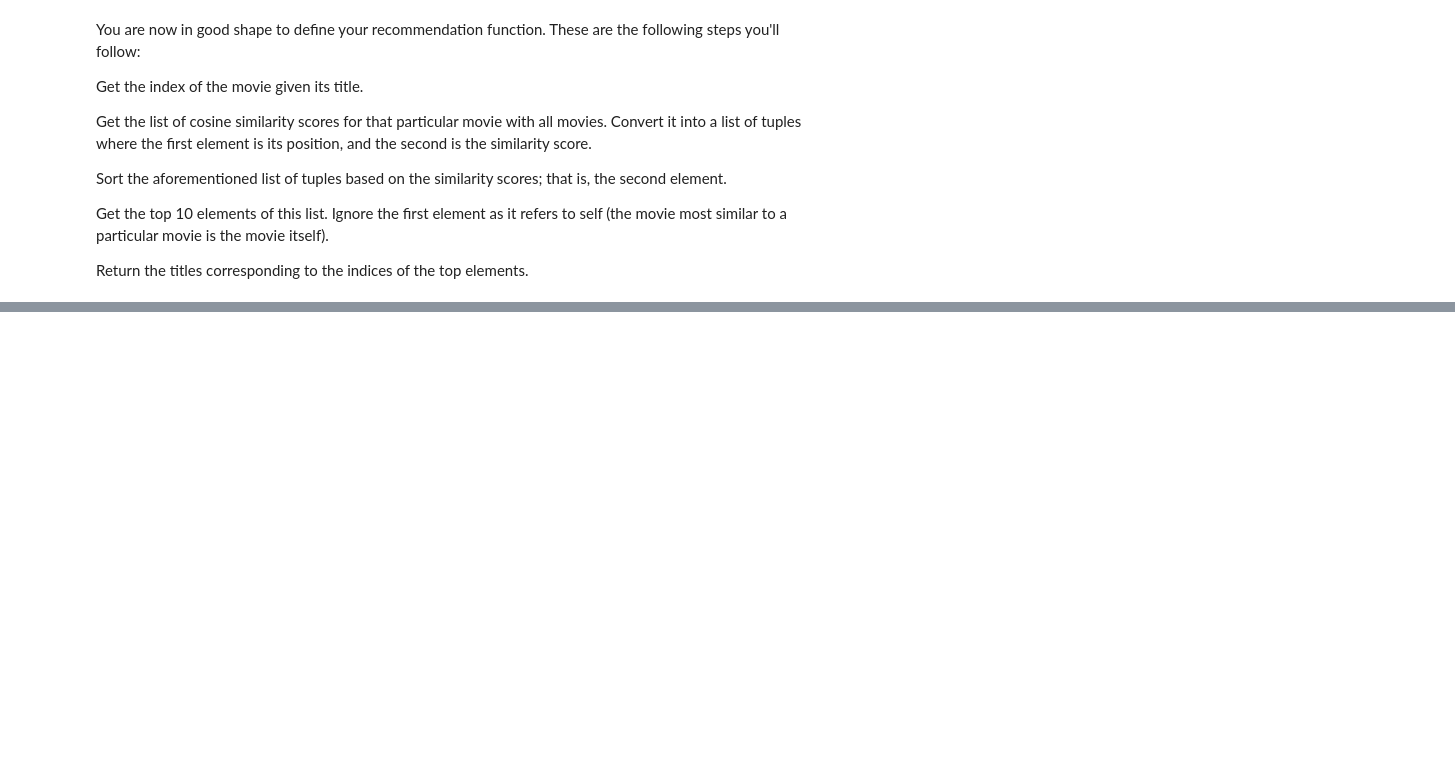
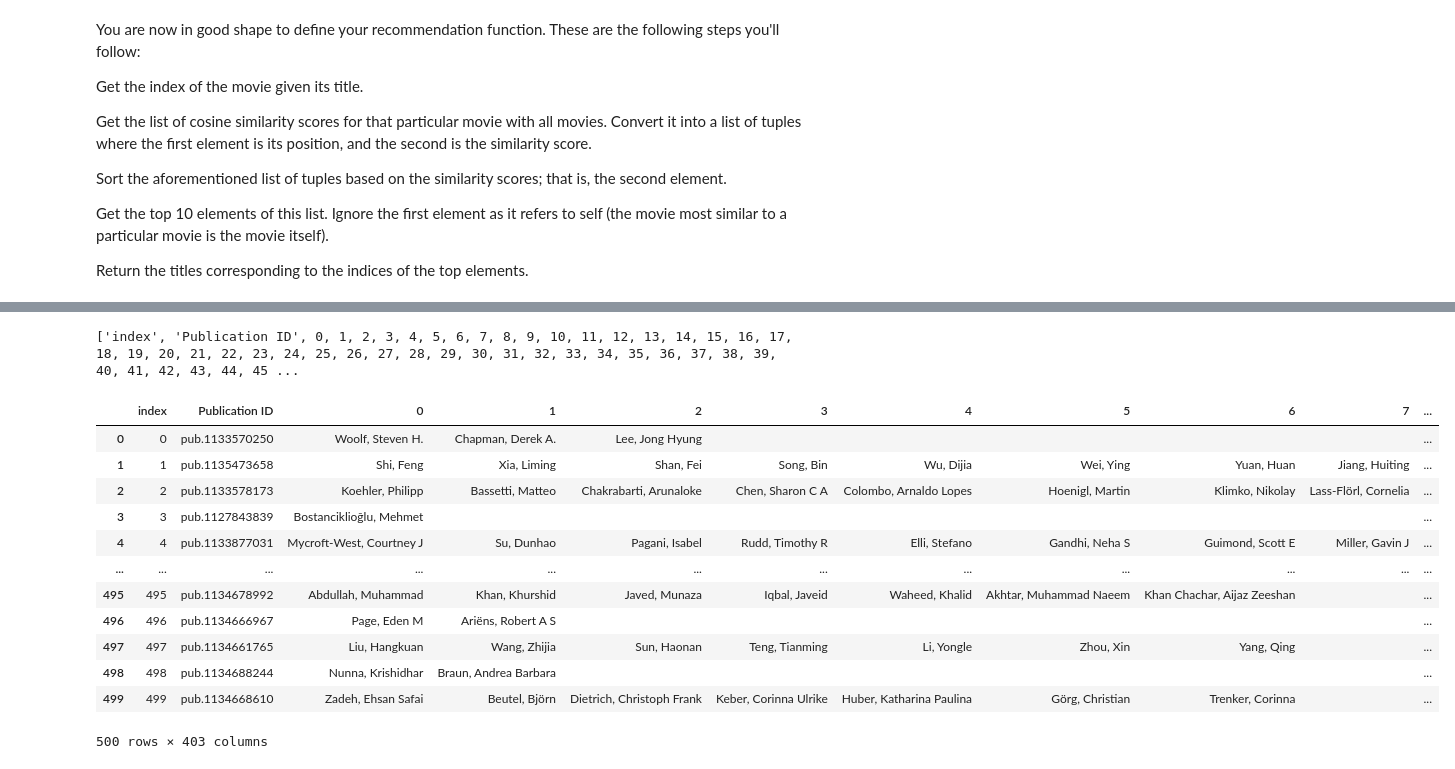
Before and after one commit to CazMayhem/Social-Information-Network-Analysis, a Jupyter notebook: notebooks/SINA_Citation_Listing_NLP.ipynb, the cells around one changed output, grey strips where cells are left out. Drawn from its saved outputs; the diff is of its cells as text; code cells hidden in the pictures; blank space fills up the shorter version.

```diff
--- a/notebooks/SINA_Citation_Listing_NLP.ipynb
+++ b/notebooks/SINA_Citation_Listing_NLP.ipynb
@@ -239,12 +332,15 @@ from sklearn.feature_extraction.text import TfidfVectorizer
 #Define a TF-IDF Vectorizer Object. Remove all english stop words such as 'the', 'a'
 tfidf = TfidfVectorizer(stop_words='english')
 
+# which text Dimension to vectorise
+column_name = 'Abstract'
+
 #Replace NaN with an empty string
-df_cit_dv['Title'] = df_cit_dv['Title'].fillna('')
+df_citat[column_name] = df_citat[column_name].fillna('')
 
 #Construct the required TF-IDF matrix by fitting and transforming the data
-tfidf_matrix = tfidf.fit_transform(df_cit_dv['Title'])
+tfidf_matrix = tfidf.fit_transform(df_citat[column_name])
 
-#Output the shape of tfidf_matrix - observe that 594 different vocabularies or words in your dataset have 124 papers
+#Output the shape of tfidf_matrix -  17848 different vocabularies or words in your dataset for 2456 papers
 tfidf_matrix.shape
 # %% [output]
@@ -377,0 +528,3 @@ plt.show()
+# %%
+df_pub['Authors_Split'] = [list(x.split('; ')) for x in df_pub['Authors']]
+df_pub.head()
@@ -377,0 +538,4 @@ plt.show()
+# %%
+# df_test['Authors_Split'].iloc[2]
+df_split = df_pub[['Publication ID','Authors_Split']].copy()
+df_split['Authors_Split']
@@ -377,0 +573,4 @@ plt.show()
+# %%
+# which group has the most number of co-authors
+df_split['Authors_Split_Len'] = [len(x) for x in df_split['Authors_Split']]
+df_split.sort_values('Authors_Split_Len', ascending=False)
@@ -377,0 +591,39 @@ plt.show()
+# %%
+# Dataframe just of Pub-ID with Index 0-N rows
+df_paper = pd.DataFrame(df_split.iloc[:,0].values.tolist()).reset_index()
+
+# Dataframe just of Authors but converted to columns (across)
+df_auth = df_split.iloc[:,1].apply(pd.Series).reset_index()
+df_auth
+# Concat (join) dataframes based on Index (hopefully they match original Pub-ID and Author rows)
+df_new = pd.concat([df_paper, df_auth], axis=1)
+df_new = df_new.fillna('')
+
+# remove 2nd index column
+df_new.drop(df_new.iloc[:,2:3], inplace = True, axis = 1)
+df_new = df_new.reset_index()
+
+# create Pub-ID column name so can link back to original data
+col_list = list(df_new.columns.values)
+col_list
+
+col_list[1] = 'Publication ID'
+df_new.columns=[col_list]
+print(col_list)
+
+df_new
+# %% [output]
+['index', 'Publication ID', 0, 1, 2, 3, 4, 5, 6, 7, 8, 9, 10, 11, 12, 13, 14, 15, 16, 17, 18, 19, 20, 21, 22, 23, 24, 25, 26, 27, 28, 29, 30, 31, 32, 33, 34, 35, 36, 37, 38, 39, 40, 41, 42, 43, 44, 45 ...
+|  | index | Publication ID | 0 | 1 | 2 | 3 | 4 | 5 | 6 | 7 | ... |
+| 0 | 0 | pub.1133570250 | Woolf, Steven H. | Chapman, Derek A. | Lee, Jong Hyung |  |  |  |  |  | ... |
+| 1 | 1 | pub.1135473658 | Shi, Feng | Xia, Liming | Shan, Fei | Song, Bin | Wu, Dijia | Wei, Ying | Yuan, Huan | Jiang, Huiting | ... |
+| 2 | 2 | pub.1133578173 | Koehler, Philipp | Bassetti, Matteo | Chakrabarti, Arunaloke | Chen, Sharon C A | Colombo, Arnaldo Lopes | Hoenigl, Martin | Klimko, Nikolay | Lass-Flörl, Cornelia | ... |
+| 3 | 3 | pub.1127843839 | Bostanciklioğlu, Mehmet |  |  |  |  |  |  |  | ... |
+| 4 | 4 | pub.1133877031 | Mycroft-West, Courtney J | Su, Dunhao | Pagani, Isabel | Rudd, Timothy R | Elli, Stefano | Gandhi, Neha S | Guimond, Scott E | Miller, Gavin J | ... |
+| ... | ... | ... | ... | ... | ... | ... | ... | ... | ... | ... | ... |
+| 495 | 495 | pub.1134678992 | Abdullah, Muhammad | Khan, Khurshid | Javed, Munaza | Iqbal, Javeid | Waheed, Khalid | Akhtar, Muhammad Naeem | Khan Chachar, Aijaz Zeeshan |  | ... |
+| 496 | 496 | pub.1134666967 | Page, Eden M | Ariëns, Robert A S |  |  |  |  |  |  | ... |
+| 497 | 497 | pub.1134661765 | Liu, Hangkuan | Wang, Zhijia | Sun, Haonan | Teng, Tianming | Li, Yongle | Zhou, Xin | Yang, Qing |  | ... |
+| 498 | 498 | pub.1134688244 | Nunna, Krishidhar | Braun, Andrea Barbara |  |  |  |  |  |  | ... |
+| 499 | 499 | pub.1134668610 | Zadeh, Ehsan Safai | Beutel, Björn | Dietrich, Christoph Frank | Keber, Corinna Ulrike | Huber, Katharina Paulina | Görg, Christian | Trenker, Corinna |  | ... |
+500 rows × 403 columns
```
Also changed, not shown: parts of 44 cells of this notebook.
